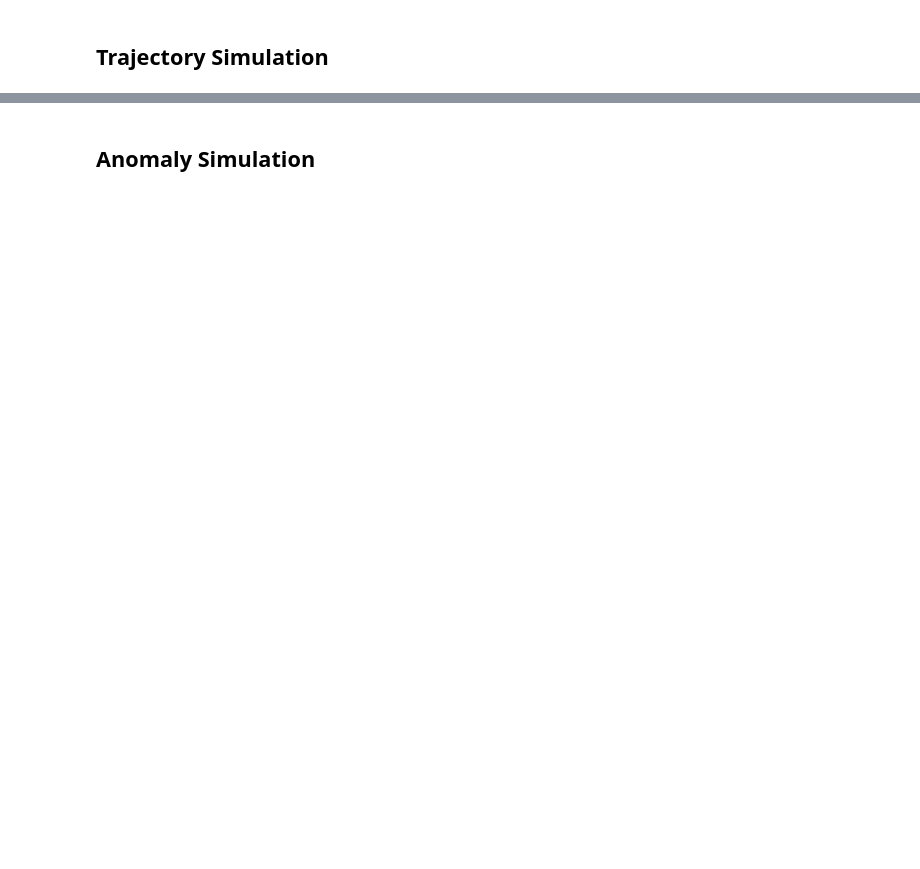
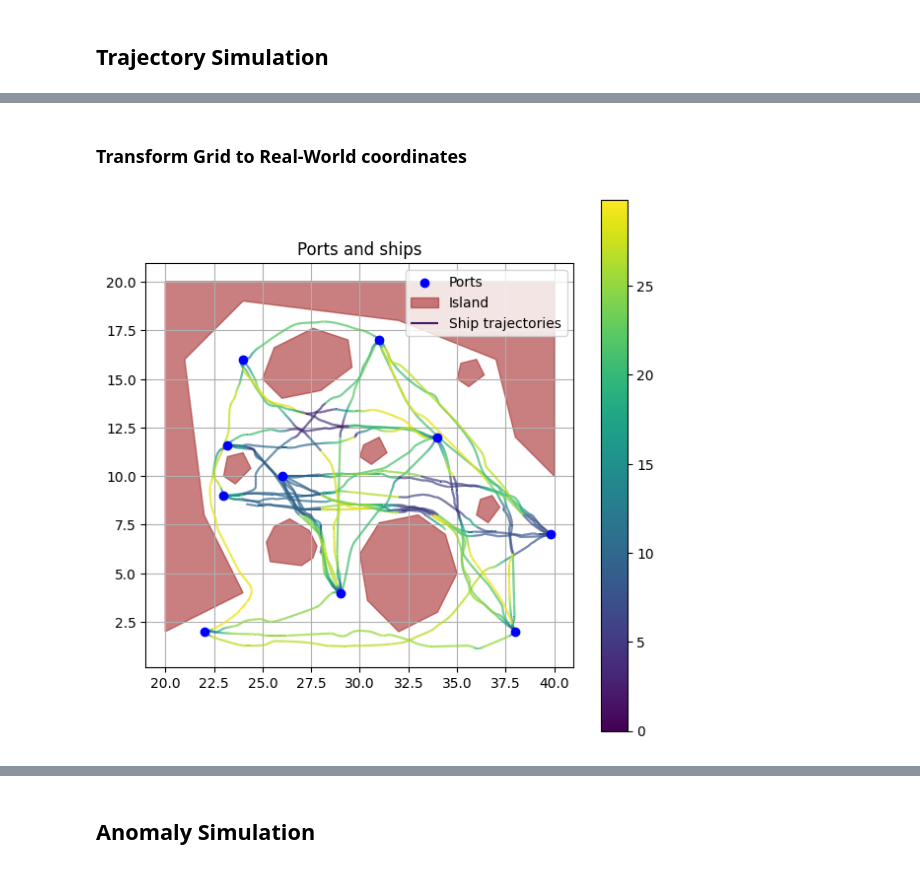
Before and after one commit to movingpandas/synth-data-generator, a Jupyter notebook: ships_hybrid_algorithm/ships.ipynb, the cells around one changed output, grey strips where cells are left out. Saved outputs shown, nothing was run; the diff lists cells and outputs as text; code cells hidden in the pictures; blank space fills up the shorter version.

```diff
--- a/ships_hybrid_algorithm/ships.ipynb
+++ b/ships_hybrid_algorithm/ships.ipynb
@@ -121,3 +121,54 @@ Saved simulation plot to simulation_plot.png
+# %% [markdown]
+### Transform Grid to Real-World coordinates
+# %%
+import movingpandas as mpd
+import matplotlib.pyplot as plt
+from shapely.geometry import Polygon
+
+start_datetime = datetime.now()
+df = df.drop('AStarPath', axis=1)
+
+def map_to_geocoords(x, y, bounds, width, height):
+    lat = bounds["min_lat"] + (x / width) * (bounds["max_lat"] - bounds["min_lat"])
+    lon = bounds["min_lon"] + (y / height) * (bounds["max_lon"] - bounds["min_lon"])
+    return lat, lon
+
+df[["x", "y"]] = df.apply(
+    lambda row: map_to_geocoords(row["x"], row["y"], config["geospatial_bounds"], config["width"], config["height"]),
+    axis=1, result_type="expand"
+)
+
+time_step_seconds = config["time_step_seconds"]
+start_datetime = datetime.now()
+
+df["t"] = df["Step"].apply(lambda step: start_datetime + timedelta(seconds=step * time_step_seconds))
+
+tc = mpd.TrajectoryCollection(df, traj_id_col='AgentID', t='t', x='x', y='y', crs=31287)
+
+fig, ax = plt.subplots(figsize=(7,7))
+
+# Transform and plot ports
+geo_ports = [map_to_geocoords(x, y, config["geospatial_bounds"], config["width"], config["height"]) for x, y in config["ports"]]
+x_coords, y_coords = zip(*geo_ports)
+ax.scatter(x_coords, y_coords, color='blue', label='Ports', zorder=5)
+
+# Transform and plot obstacles
+for island in config["obstacles"]:
+    geo_island = [map_to_geocoords(x, y, config["geospatial_bounds"], config["width"], config["height"]) for x, y in island]
+    island_shape = Polygon(geo_island)
+    x, y = island_shape.exterior.xy
+    ax.fill(x, y, color="brown", alpha=0.6, label="Island" if 'Island' not in plt.gca().get_legend_handles_labels()[1] else "")
+
+tc.plot(ax=ax, label='Ship trajectories', column='speed', legend=True)
+ax.grid(True)
+
+# Labels and legend
+ax.legend()
+ax.set_title("Ports and ships")
+
+plt.show()
+# %% [output]
+[figure, added]
 # %%
 import movingpandas as mpd
 
```
Also changed, not shown: parts of 10 cells of this notebook, 3 other files.
